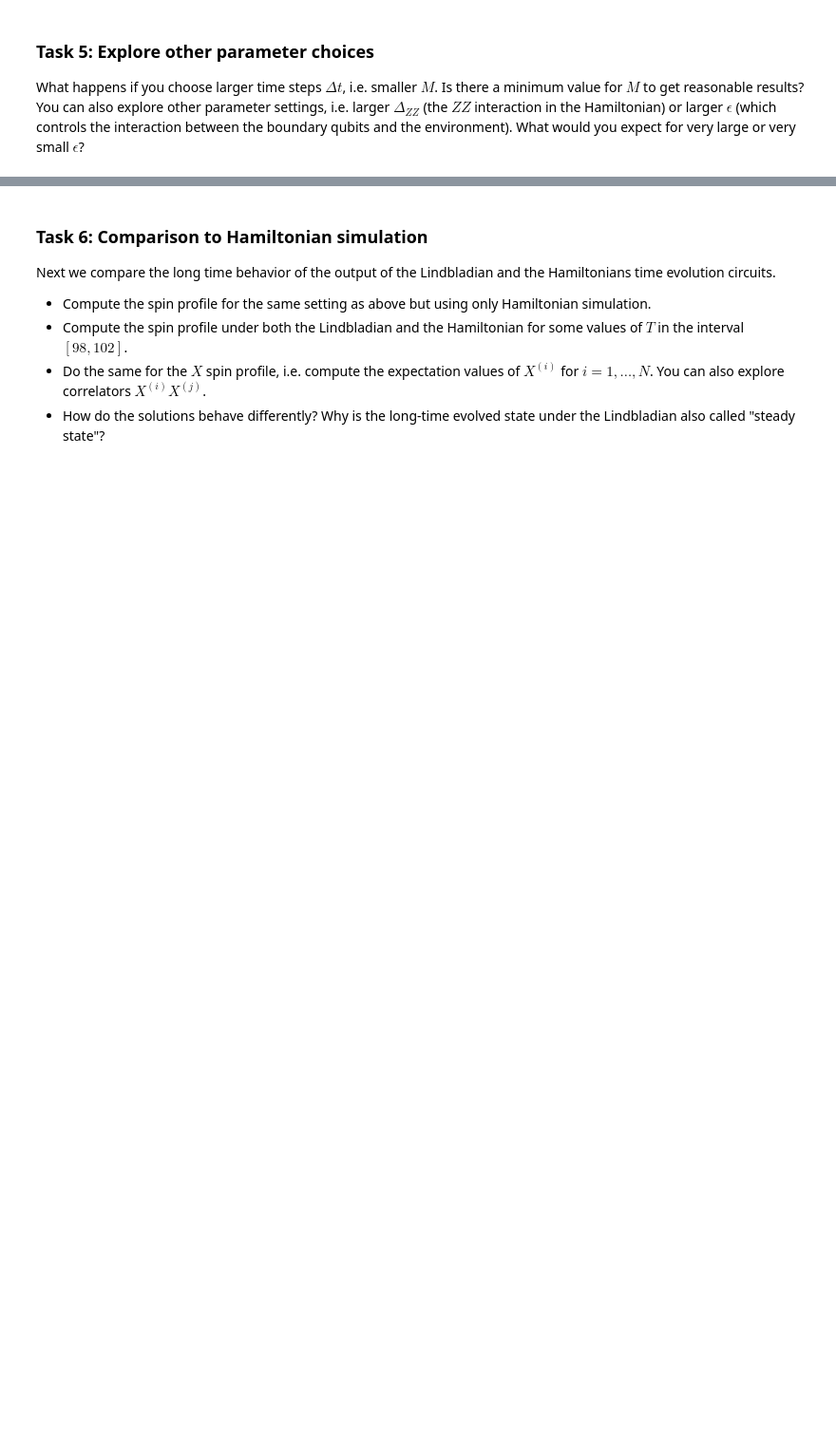
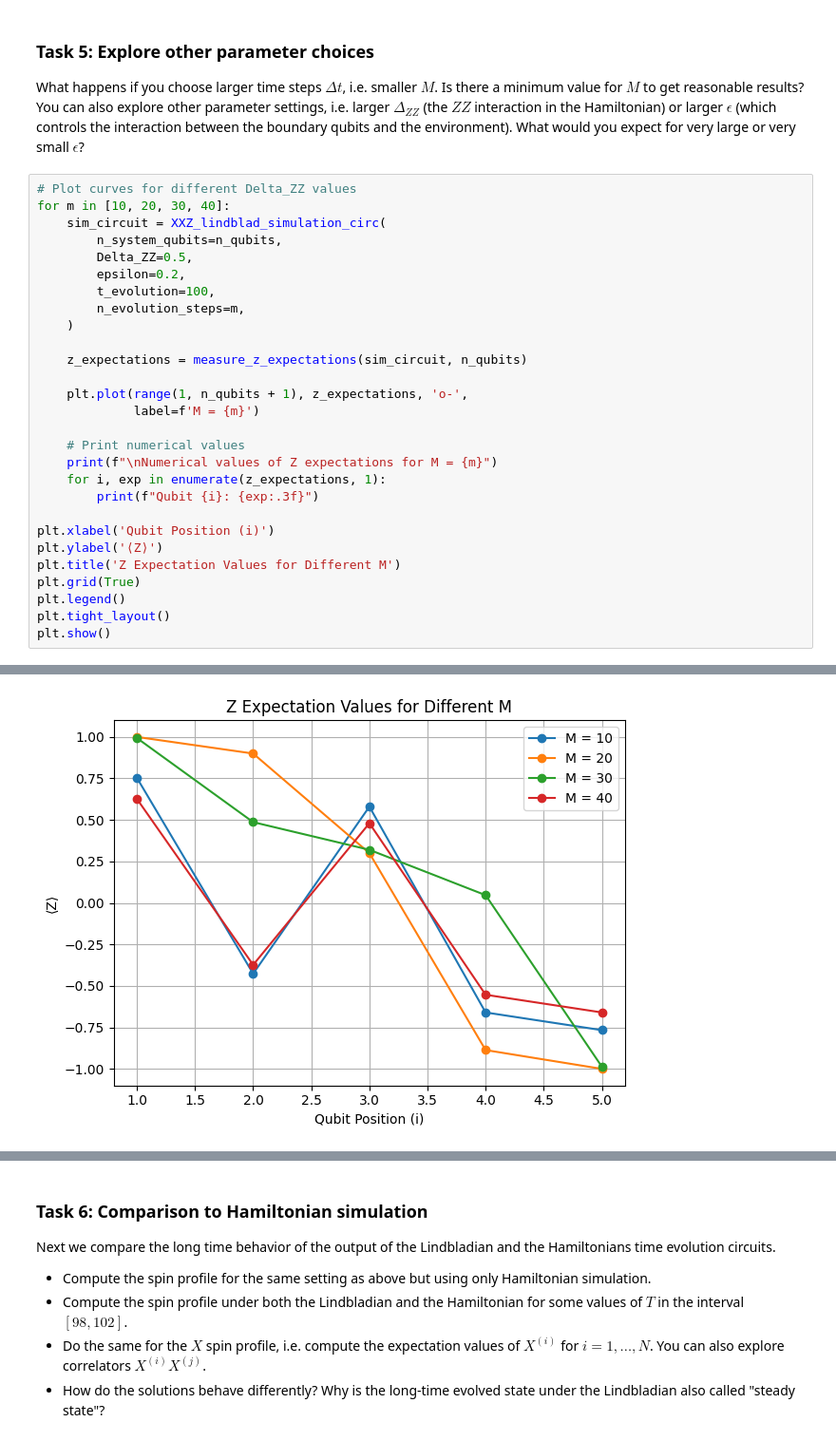
Before and after one commit to Rohan-T144/2025-Quantinuum, a Jupyter notebook: notebooks/lindblad_simulation.ipynb, the cells around one changed output, grey strips where cells are left out. Shown at 95% size. Saved outputs shown, nothing was run; the diff lists cells and outputs as text; blank space fills up the shorter version.

```diff
--- a/notebooks/lindblad_simulation.ipynb
+++ b/notebooks/lindblad_simulation.ipynb
@@ -481,3 +455,32 @@ Qubit 5: -0.973
 ### Task 5: Explore other parameter choices
 
 What happens if you choose larger time steps $\Delta t$, i.e. smaller $M$. Is there a minimum value for $M$ to get reasonable results? You can also explore other parameter settings, i.e. larger $\Delta_{ZZ}$ (the $ZZ$ interaction in the Hamiltonian) or larger $\epsilon$ (which controls the interaction between the boundary qubits and the environment). What would you expect for very large or very small $\epsilon$?
+# %%
+# Plot curves for different Delta_ZZ values
+for m in [10, 20, 30, 40]:
+    sim_circuit = XXZ_lindblad_simulation_circ(
+        n_system_qubits=n_qubits,
+        Delta_ZZ=0.5,
+        epsilon=0.2,
+        t_evolution=100,
+        n_evolution_steps=m,
+    )
+
+    z_expectations = measure_z_expectations(sim_circuit, n_qubits)
+
+    plt.plot(range(1, n_qubits + 1), z_expectations, 'o-',
+             label=f'M = {m}')
+
+    # Print numerical values
+    print(f"\nNumerical values of Z expectations for M = {m}")
+    for i, exp in enumerate(z_expectations, 1):
+        print(f"Qubit {i}: {exp:.3f}")
+
+plt.xlabel('Qubit Position (i)')
+plt.ylabel('⟨Z⟩')
+plt.title('Z Expectation Values for Different M')
+plt.grid(True)
+plt.legend()
+plt.tight_layout()
+plt.show()
+# %% [output]
@@ -483,0 +504 @@ What happens if you choose larger time steps $\Delta t$, i.e. smaller $M$. Is th
+[figure, added]
```
Also changed, not shown: parts of 12 cells of this notebook.
